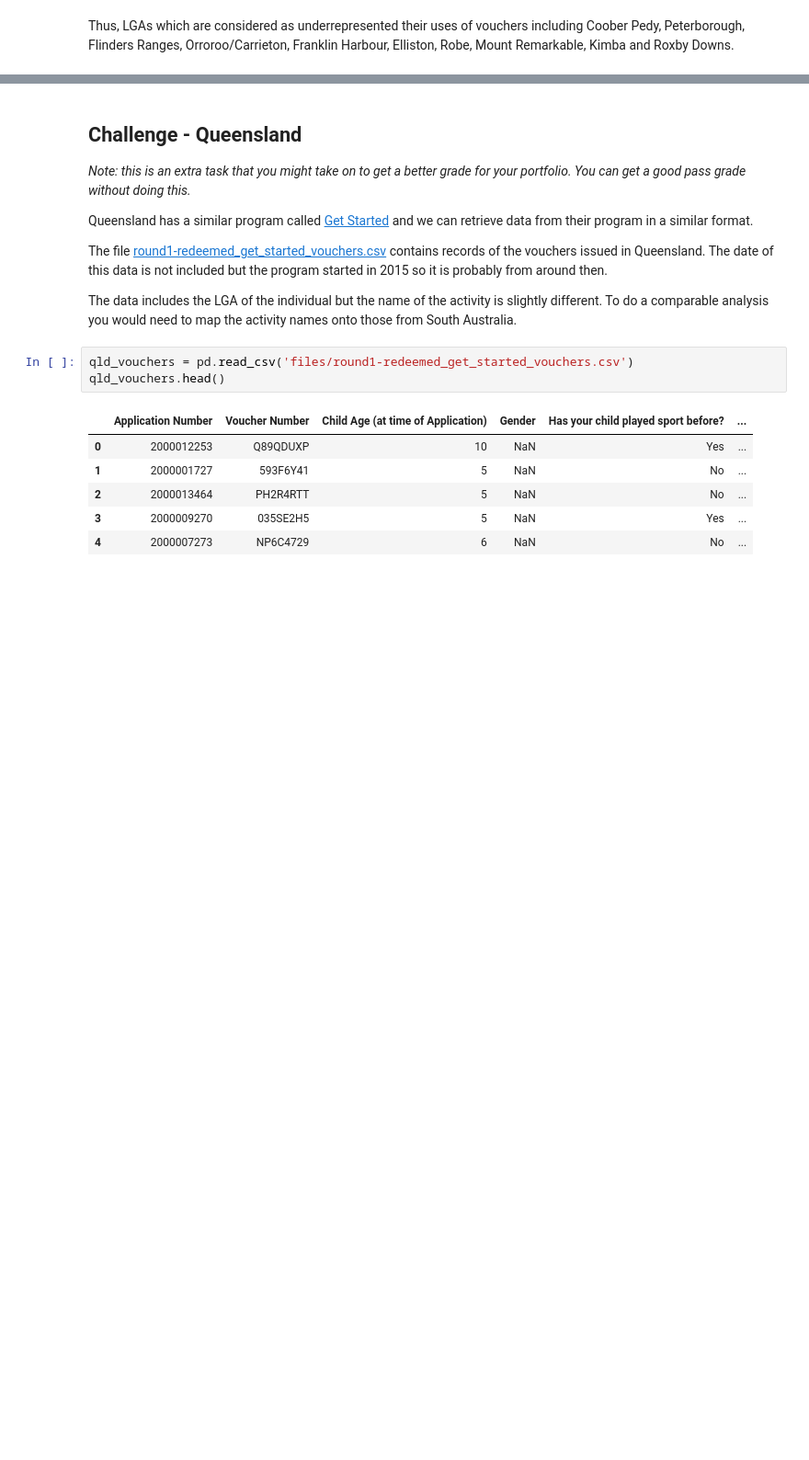
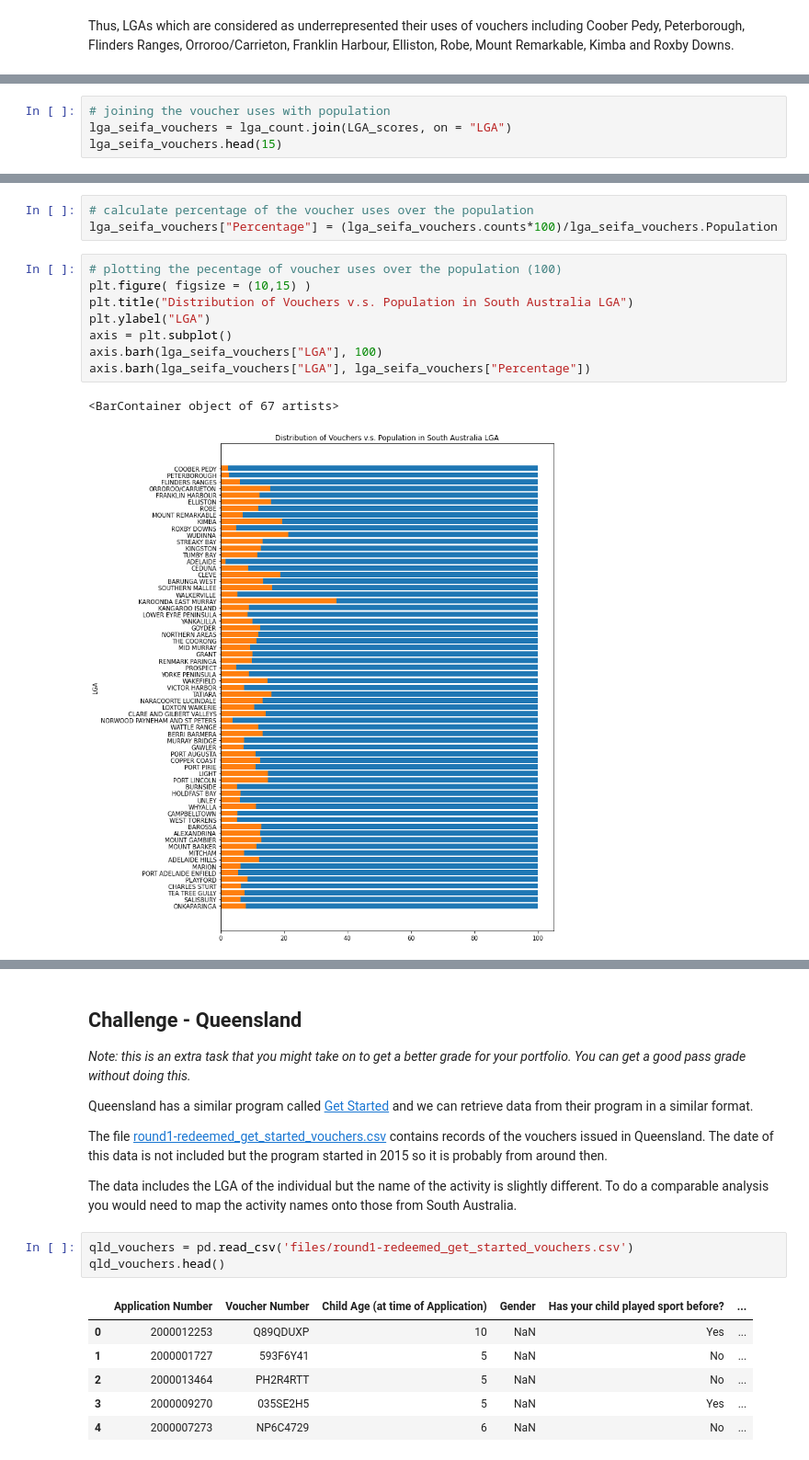
Before and after one commit to xuyenlinhHuynh/data-science-portfolio-xuyenlinhHuynh, a Jupyter notebook: Portfolio 2.ipynb, the cells around one changed output, grey strips where cells are left out. Shown at 92% size. Saved outputs shown, nothing was run; the diff lists cells and outputs as text; blank space fills up the shorter version.

```diff
--- a/Portfolio 2.ipynb
+++ b/Portfolio 2.ipynb
@@ -548,0 +548,4 @@ Thus, LGAs which are considered as underrepresented their uses of vouchers inclu
+# %%
+# joining the voucher uses with population
+lga_seifa_vouchers = lga_count.join(LGA_scores, on = "LGA")
+lga_seifa_vouchers.head(15)
@@ -548,0 +569,14 @@ Thus, LGAs which are considered as underrepresented their uses of vouchers inclu
+# %%
+# calculate percentage of the voucher uses over the population
+lga_seifa_vouchers["Percentage"] = (lga_seifa_vouchers.counts*100)/lga_seifa_vouchers.Population
+# %%
+# plotting the pecentage of voucher uses over the population (100)
+plt.figure( figsize = (10,15) )
+plt.title("Distribution of Vouchers v.s. Population in South Australia LGA")
+plt.ylabel("LGA")
+axis = plt.subplot()
+axis.barh(lga_seifa_vouchers["LGA"], 100)
+axis.barh(lga_seifa_vouchers["LGA"], lga_seifa_vouchers["Percentage"])
+# %% [output]
+<BarContainer object of 67 artists>
+[figure, added]
```
Also changed, not shown: parts of 27 cells of this notebook, 3 other files.
